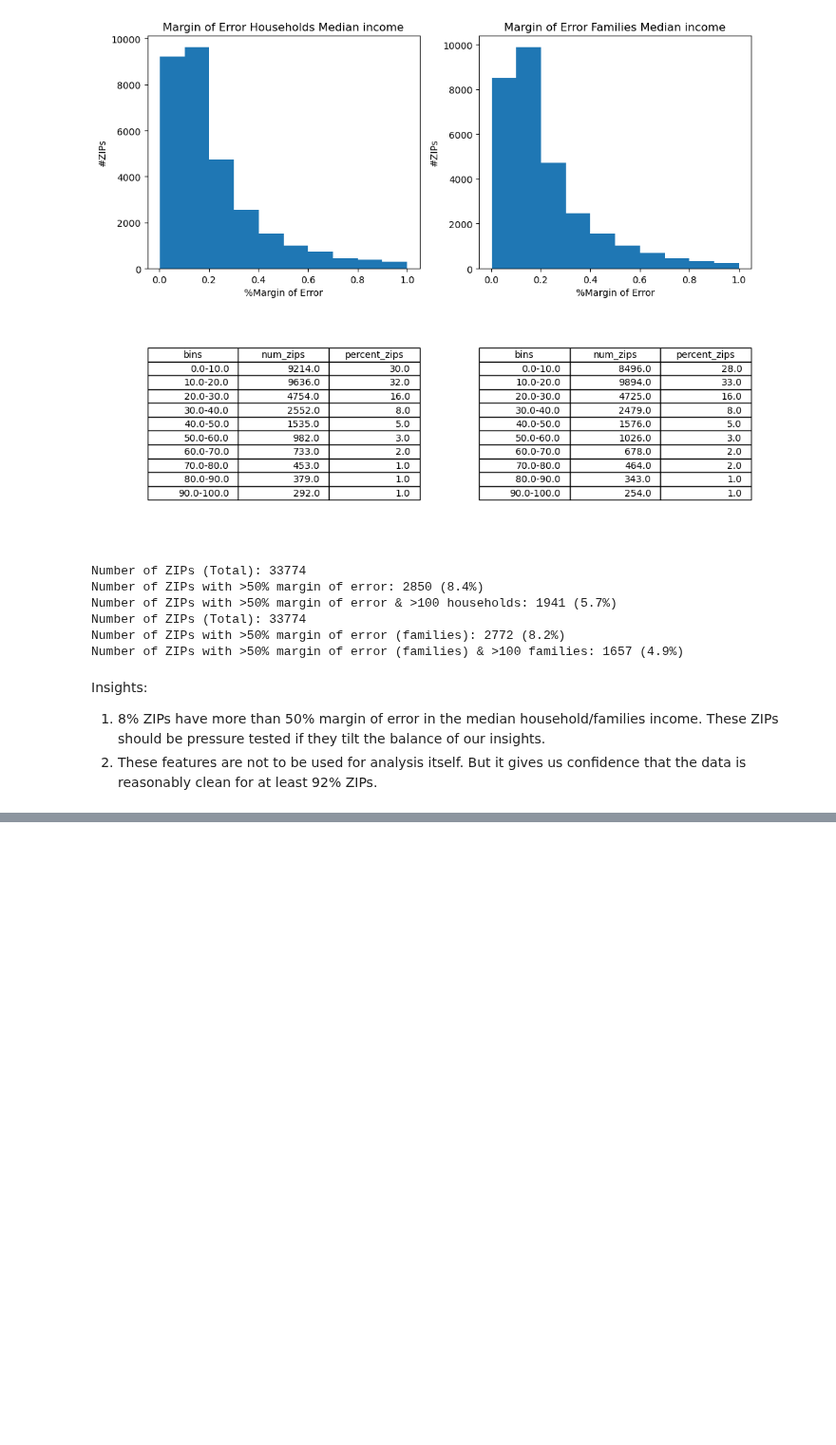
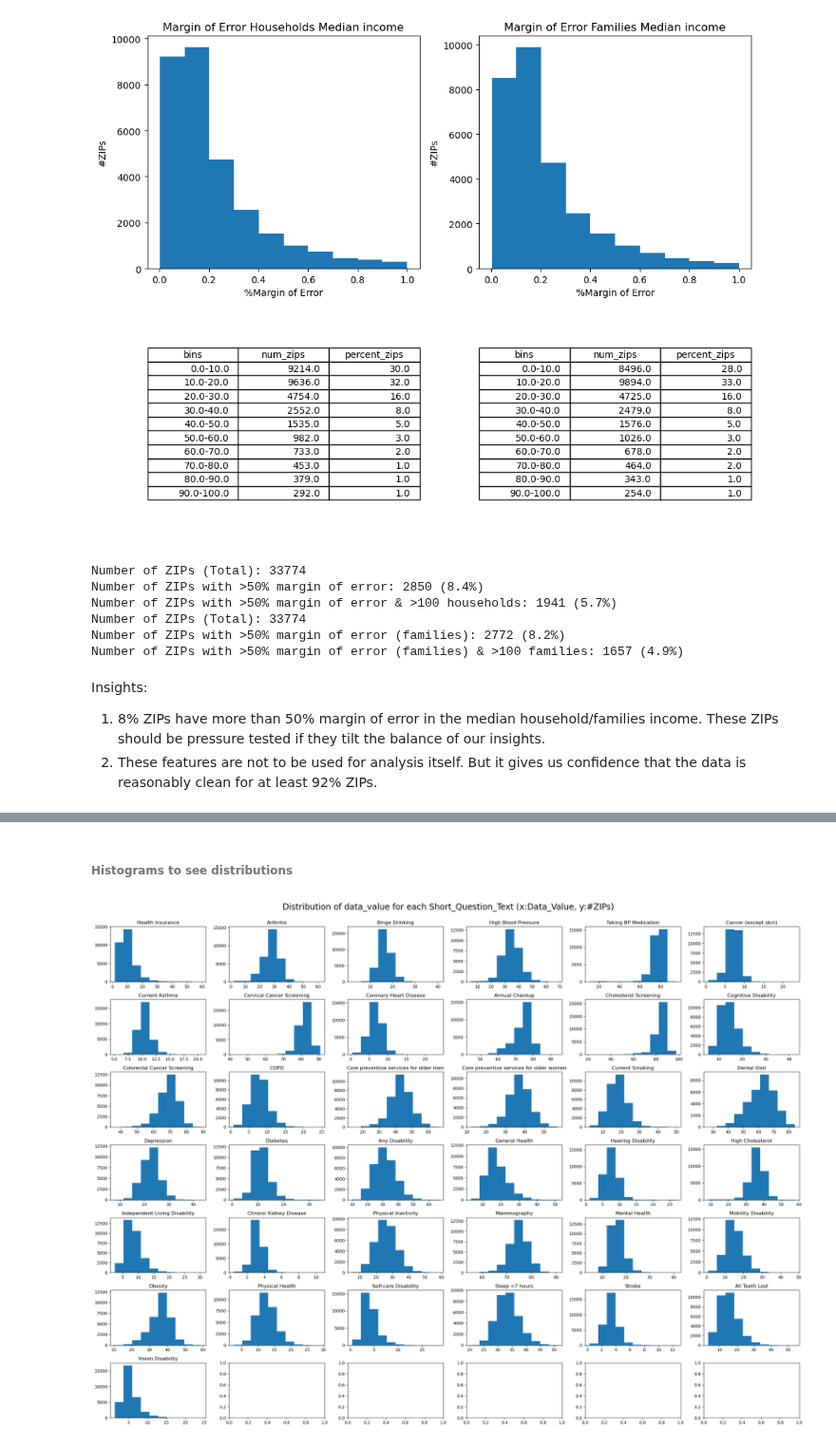
Before and after one commit to anuvrat-umich/siads_milestone1, a Jupyter notebook: src/exploratory_data_analysis.ipynb, the cells around one changed output, grey strips where cells are left out. Shown at 95% size. Drawn from its saved outputs; the diff is of its cells as text; code cells hidden in the pictures; blank space fills up the shorter version.

Commit message:
modified:   src/exploratory_data_analysis.ipynb 	modified:   src/helper_functions.ipynb 	modified:   src/input_data_exploration.ipynb

```diff
--- a/src/exploratory_data_analysis.ipynb
+++ b/src/exploratory_data_analysis.ipynb
@@ -26,0 +33,14 @@ df_acs_edited=pd.read_pickle(input_path+"\\df_acs_keep_edited.pkl")
+# %%
+#Naming dataframes
+df_income_1901_edited.name="df_income_1901_edited"
+df_health_outcomes_edited.name="df_health_outcomes_edited"
+df_sdoh_edited.name="df_sdoh_edited"
+df_state_politics_edited.name="df_state_politics_edited"
+df_state_public_spend_edited.name="df_state_public_spend_edited"
+df_acs_edited.name="df_acs_edited"
+df_combined.name="df_combined"
+
+#Checking shape for all input files
+print("Shapes for all input files")
+for df in [df_income_1901_edited, df_health_outcomes_edited, df_sdoh_edited, df_state_politics_edited, df_state_public_spend_edited, df_acs_edited, df_combined]:
+    print (f"{df.name}: {df.shape}")
@@ -202,0 +348,25 @@ Insights:
+# %% [markdown]
+###### Histograms to see distributions
+# %%
+#Histogram: Distribution of data_value for each Short_Question_Text
+fig, ax = plt.subplots(7, 6, figsize=(24, 18))
+r,c=0,0
+for question in df_health_outcomes_edited['Short_Question_Text'].unique():
+    try:
+        ax[r,c].hist(df_health_outcomes_edited[df_health_outcomes_edited['Short_Question_Text']==question]['Data_Value'])
+        ax[r,c].set_title(question, size=12)
+        #ax[r,c].set_xlabel("Data_Value")
+        #ax[r,c].set_ylabel("#ZIPs")
+        if c<5:
+            c+=1
+        else:
+            c=0
+            r+=1
+    except:
+        print(f"Error at r:{r} and c:{c}")
+
+plt.suptitle("Distribution of data_value for each Short_Question_Text (x:Data_Value, y:#ZIPs)", size=20)
+fig.tight_layout(rect=[0, 0, 1, 0.98])
+plt.show();
+# %% [output]
+[figure, added]
```
Also changed, not shown: parts of 18 cells of this notebook, 2 other files.
